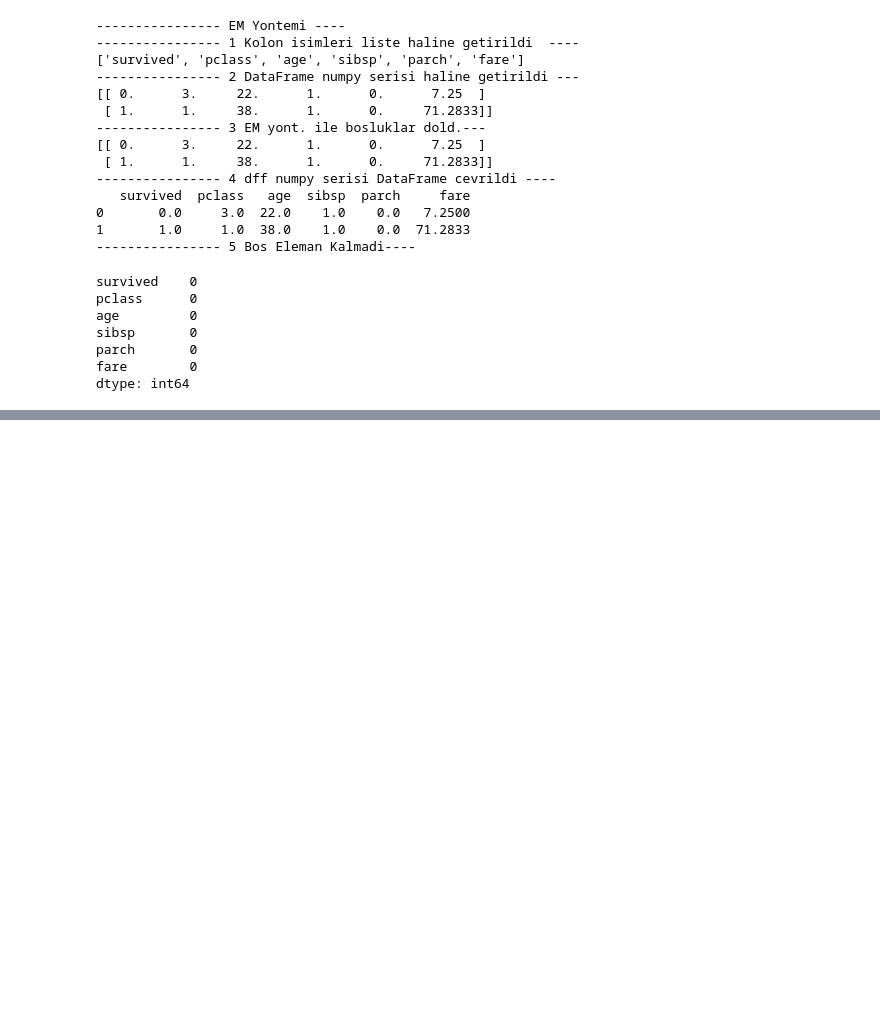
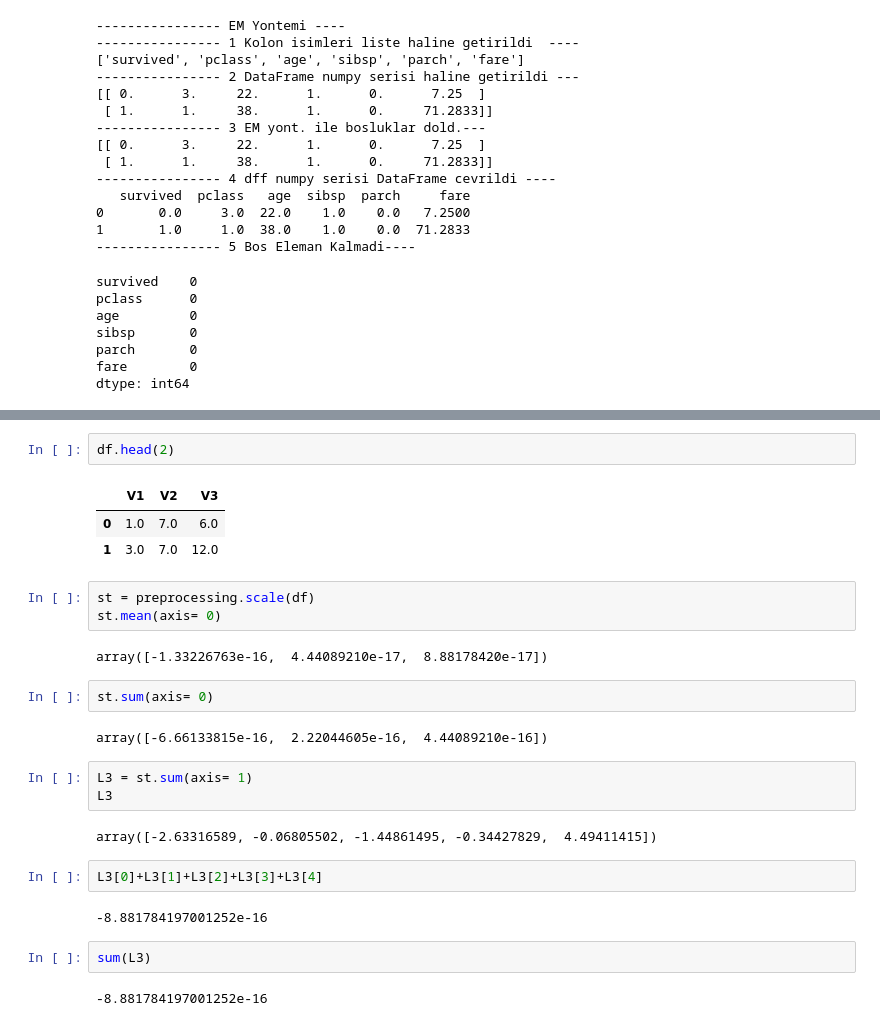
Before and after one commit to abdullahcayde/Trainings, a Jupyter notebook: Data_Preprocessing/Data_Preprocessing_Print_01.ipynb, the cells around one changed output, grey strips where cells are left out. Cells and saved outputs as stored; diff of their text form; blank space fills up the shorter version.

```diff
--- a/Data_Preprocessing/Data_Preprocessing_Print_01.ipynb
+++ b/Data_Preprocessing/Data_Preprocessing_Print_01.ipynb
@@ -802,0 +850,28 @@ dtype: int64
+# %%
+df.head(2)
+# %% [output]
+|  | V1 | V2 | V3 |
+| 0 | 1.0 | 7.0 | 6.0 |
+| 1 | 3.0 | 7.0 | 12.0 |
+# %%
+st = preprocessing.scale(df)
+st.mean(axis= 0)
+# %% [output]
+array([-1.33226763e-16,  4.44089210e-17,  8.88178420e-17])
+# %%
+st.sum(axis= 0)
+# %% [output]
+array([-6.66133815e-16,  2.22044605e-16,  4.44089210e-16])
+# %%
+L3 = st.sum(axis= 1)
+L3
+# %% [output]
+array([-2.63316589, -0.06805502, -1.44861495, -0.34427829,  4.49411415])
+# %%
+L3[0]+L3[1]+L3[2]+L3[3]+L3[4]
+# %% [output]
+-8.881784197001252e-16
+# %%
+sum(L3)
+# %% [output]
+-8.881784197001252e-16
```
Also changed, not shown: parts of 24 cells of this notebook.
